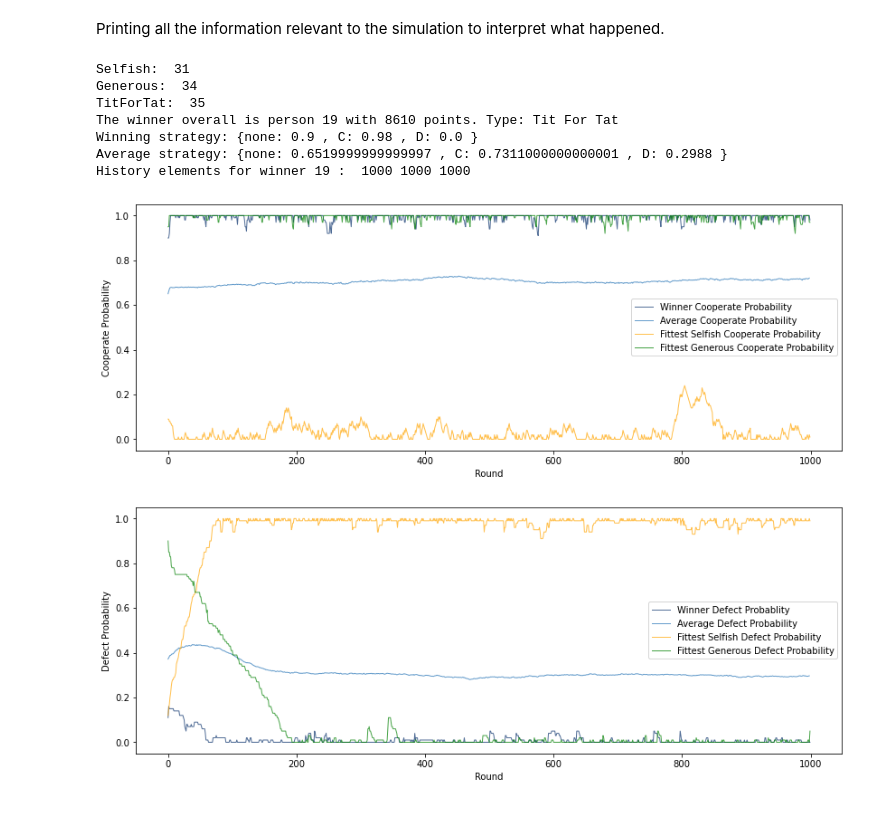
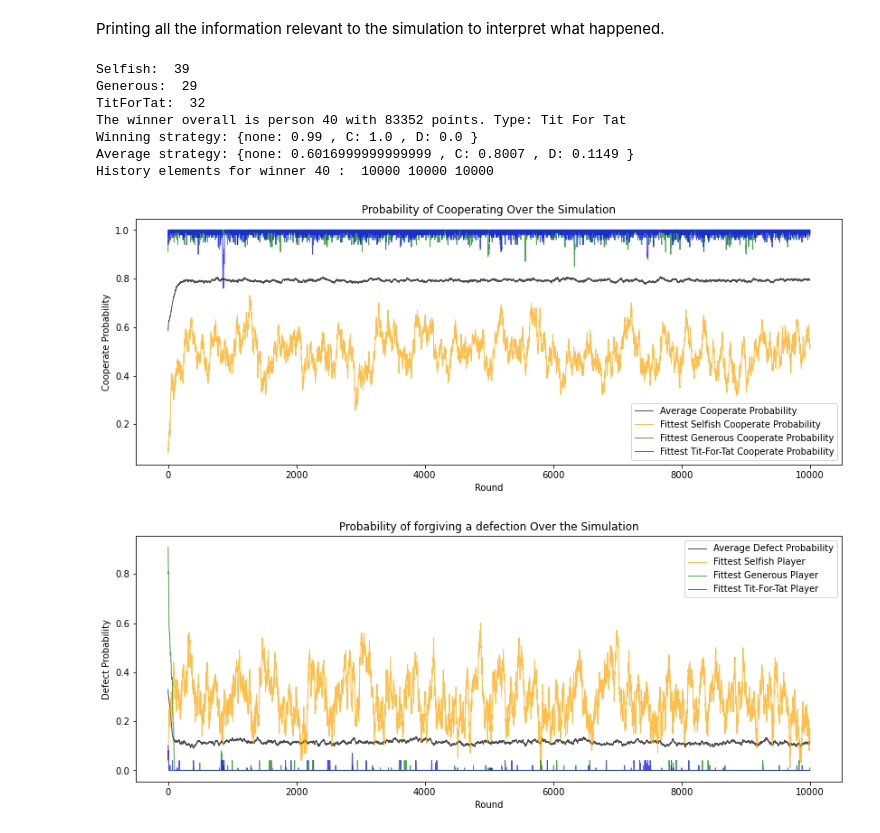
Before and after one commit to muniahmed/ENGG3130_Final_Project, a Jupyter notebook: PsychoPyNotebook.ipynb, the cells around one changed output. Cells and saved outputs as stored; diff of their text form; code cells hidden in the pictures.

```diff
--- a/PsychoPyNotebook.ipynb
+++ b/PsychoPyNotebook.ipynb
@@ -58,7 +58,7 @@ def playGame(player1, player2):
     previous2 = None # Player2's previous choice
     current1 = None # Player1's current choice
     current2 = None # Player2's current choice
-
+    aggressor = 0
     sensitivity = 0.01 #Amount that probability is adjusted per round
     for i in range(0, 5): # Play 5 rounds
         rand1 = random.random() # Have a random number between 0 and 1
@@ -73,28 +73,40 @@ def playGame(player1, player2):
         elif rand2 < player2.strategy[previous1]:
             current2 = "C"
 
-        previous1 = current1 # Update previous move for use in the next round
-        previous2 = current2
         if current1 == "D" and current2 == "D": # If player1 and player2 defect
             player1.roundFitness += 1 # They both get 1 point
             player2.roundFitness += 1
-            player1.strategy[previous2] = min(maxChance, player1.strategy[previous2] + sensitivity) # And they both increase their chance to cooperate from that point onward as they are unsatisfied with 1 point
-            player2.strategy[previous1] = min(maxChance, player2.strategy[previous1] + sensitivity)
+
+            if aggressor == 1: #If Player 2 punished player 1
+                player1.strategy[previous2] = min(maxChance, player1.strategy[previous2] + sensitivity) #Player1 increases chance to cooperate
+                player2.strategy['D'] = max(minChance, player2.strategy['D'] - sensitivity) #Player2 increases chance to punish
+            elif aggressor == 2: #If Player 1 punished player 2
+                player1.strategy['D'] = max(minChance, player1.strategy['D'] - sensitivity) #Player1 increases chance to punish
+                player2.strategy[previous1] = min(maxChance, player2.strategy[previous1] + sensitivity) #Player2 increases chance to cooperate
+            else: #If both are aggressors
+                player1.strategy[previous2] = min(maxChance, player1.strategy[previous2] + sensitivity) # And they both increase their chance to cooperate from that point onward as they are unsatisfied with 1 point
+                player2.strategy[previous1] = min(maxChance, player2.strategy[previous1] + sensitivity)
         elif current1 == "D" and current2 == "C": # If player1 defects and player2 cooperates
+            aggressor = 1
             player1.roundFitness += 3 # Player1 gets 3 points
             player2.roundFitness += 0 # player2 gets 0 points
             player1.strategy[previous2] = max(minChance, player1.strategy[previous2] - sensitivity) #Player1 decreases their chance to cooperate in the future as they have been rewarded for defecting
             player2.strategy[previous1] = max(minChance, player2.strategy[previous1] - sensitivity) #Player2 decreases their chance to cooperate in the future as they have been punished for cooperating
         elif current1 == "C" and current2 == "D": #If player1 cooperates and player2 defects
+            aggressor = 2
             player1.roundFitness += 0 # Player1 gets 0 points
             player2.roundFitness += 3 # Player2 gets 3 points
             player1.strategy[previous2] = max(minChance, player1.strategy[previous2] - sensitivity) #Player1 decreases their chance to cooperate in the future as they have been punished for cooperating
             player2.strategy[previous1] = max(minChance, player2.strategy[previous1] - sensitivity) #Player2 decreases their chance to cooperate in the future as they have been rewarded for defecting
         elif current1 == "C" and current2 == "C": #If player1 and player2 cooperate
+            aggressor = 0
             player1.roundFitness += 2 # They both get 2 points
             player2.roundFitness += 2
             player1.strategy[previous2] = min(maxChance, player1.strategy[previous2] + sensitivity) #They both increase their chance to cooperate in the future as they are satisfied with cooperating
             player2.strategy[previous1] = min(maxChance, player2.strategy[previous1] + sensitivity)
+
+        previous1 = current1 # Update previous move for use in the next round
+        previous2 = current2
 
     #Adding strategys into a history list to keep track of how their strategy adapted overtime
     player1.nhist.append(player1.strategy[None])
@@ -166,7 +178,7 @@ for i in range(1, 101):
 # %% [markdown]
 Once all 100 players are initialized, you can start pairing the players against each other and put them through the game.
 # %%
-for i in range(1, 1001):
+for i in range(1, 10001):
     #print("Round", i)
     seen = []
     for j in range(1, int(len(people)/2)+1):
@@ -232,48 +248,51 @@ print("Selfish: ", selfishCount)
 print("Generous: ", generousCount)
 print("TitForTat: ", TFTCount)
 print("The winner overall is person", people[fittestPersonIndex].identifier, "with", people[fittestPersonIndex].totalFitness, "points. Type:", people[fittestPersonIndex].type)
 print("Winning strategy: {none:", people[fittestPersonIndex].strategy[None], ", C:", people[fittestPersonIndex].strategy["C"],
           ", D:", people[fittestPersonIndex].strategy["D"], "}", )
 print("Average strategy: {none:", stratNone/len(people), ", C:", stratC/len(people),
           ", D:", stratD/len(people), "}", )
 
 
 print("History elements for winner", people[fittestPersonIndex].identifier, ": ", len(people[fittestPersonIndex].nhist),len(people[fittestPersonIndex].chist), len(people[fittestPersonIndex].dhist))
 
+
+#Get average strategy history for all players
 averagedhist = []
 averagechist = []
 for i in range(0, len(people[0].dhist) - 1):
     avgd = 0
     avgc = 0
     for n in range(0, len(people) - 1):
         avgd += people[n].dhist[i]
         avgc += people[n].chist[i]
     averagedhist.append(avgd/len(people))
     averagechist.append(avgc/len(people))
 
 
 
 thinkplot.figure(figsize=(14, 5))
-thinkplot.plot(people[fittestPersonIndex].chist, linestyle='solid', linewidth=1, label='Winner Cooperate Probability')
-thinkplot.plot(averagechist, linestyle='solid', linewidth=1, label='Average Cooperate Probability')
+#thinkplot.plot(people[fittestPersonIndex].chist, linestyle='solid', linewidth=1, label='Winner Cooperate Probability')
+thinkplot.plot(averagechist, linestyle='solid', linewidth=1, label='Average Cooperate Probability', color='black')
 thinkplot.plot(people[fittestSelfish].chist, linestyle='solid', linewidth=1, label='Fittest Selfish Cooperate Probability', color='orange')
 thinkplot.plot(people[fittestGenerous].chist, linestyle='solid', linewidth=1, label='Fittest Generous Cooperate Probability', color='green')
-thinkplot.config(xlabel='Round', ylabel='Cooperate Probability')
+thinkplot.plot(people[fittestTitfortat].chist, linestyle='solid', linewidth=1, label='Fittest Tit-For-Tat Cooperate Probability', color='blue')
+thinkplot.config(xlabel='Round', ylabel='Cooperate Probability', title='Probability of Cooperating Over the Simulation')
 
 thinkplot.figure(figsize=(14, 5))
-thinkplot.plot(people[fittestPersonIndex].dhist, linestyle='solid', linewidth=1, label='Winner Defect Probablity')
-thinkplot.plot(averagedhist, linestyle='solid', linewidth=1, label='Average Defect Probability')
-thinkplot.plot(people[fittestSelfish].dhist, linestyle='solid', linewidth=1, label='Fittest Selfish Defect Probability', color='orange')
-thinkplot.plot(people[fittestGenerous].dhist, linestyle='solid', linewidth=1, label='Fittest Generous Defect Probability', color='green')
-thinkplot.config(xlabel='Round', ylabel='Defect Probability')
-#stats.mean(people[:].dhist[3])
+#thinkplot.plot(people[fittestPersonIndex].dhist, linestyle='solid', linewidth=1, label='Winner Defect Probablity')
+thinkplot.plot(averagedhist, linestyle='solid', linewidth=1, label='Average Defect Probability', color='black')
+thinkplot.plot(people[fittestSelfish].dhist, linestyle='solid', linewidth=1, label='Fittest Selfish Player', color='orange')
+thinkplot.plot(people[fittestGenerous].dhist, linestyle='solid', linewidth=1, label='Fittest Generous Player', color='green')
+thinkplot.plot(people[fittestTitfortat].dhist, linestyle='solid', linewidth=1, label='Fittest Tit-For-Tat Player', color='blue')
+thinkplot.config(xlabel='Round', ylabel='Defect Probability', title='Probability of forgiving a defection Over the Simulation')
 # %% [output]
-Selfish:  31
-Generous:  34
-TitForTat:  35
-The winner overall is person 19 with 8610 points. Type: Tit For Tat
-Winning strategy: {none: 0.9 , C: 0.98 , D: 0.0 }
-Average strategy: {none: 0.6519999999999997 , C: 0.7311000000000001 , D: 0.2988 }
-History elements for winner 19 :  1000 1000 1000
+Selfish:  39
+Generous:  29
+TitForTat:  32
+The winner overall is person 40 with 83352 points. Type: Tit For Tat
+Winning strategy: {none: 0.99 , C: 1.0 , D: 0.0 }
+Average strategy: {none: 0.6016999999999999 , C: 0.8007 , D: 0.1149 }
+History elements for winner 40 :  10000 10000 10000
-[figure, old version]
+[figure, new version]
-[figure, old version]
+[figure, new version]
```
Also changed, not shown: parts of 4 cells of this notebook.
